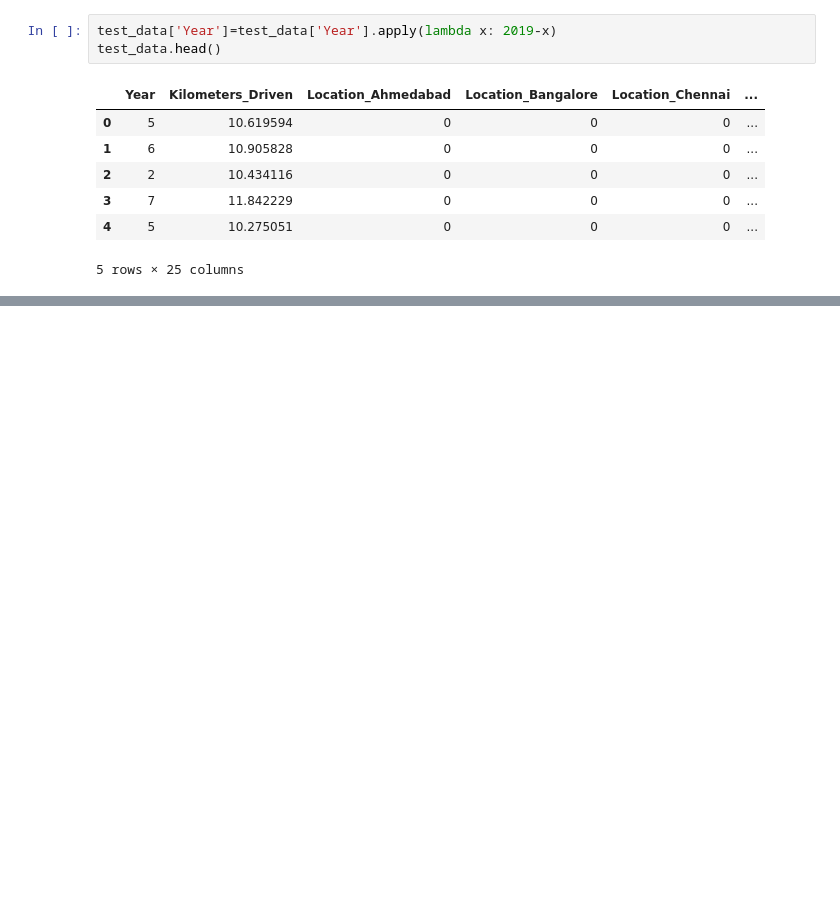
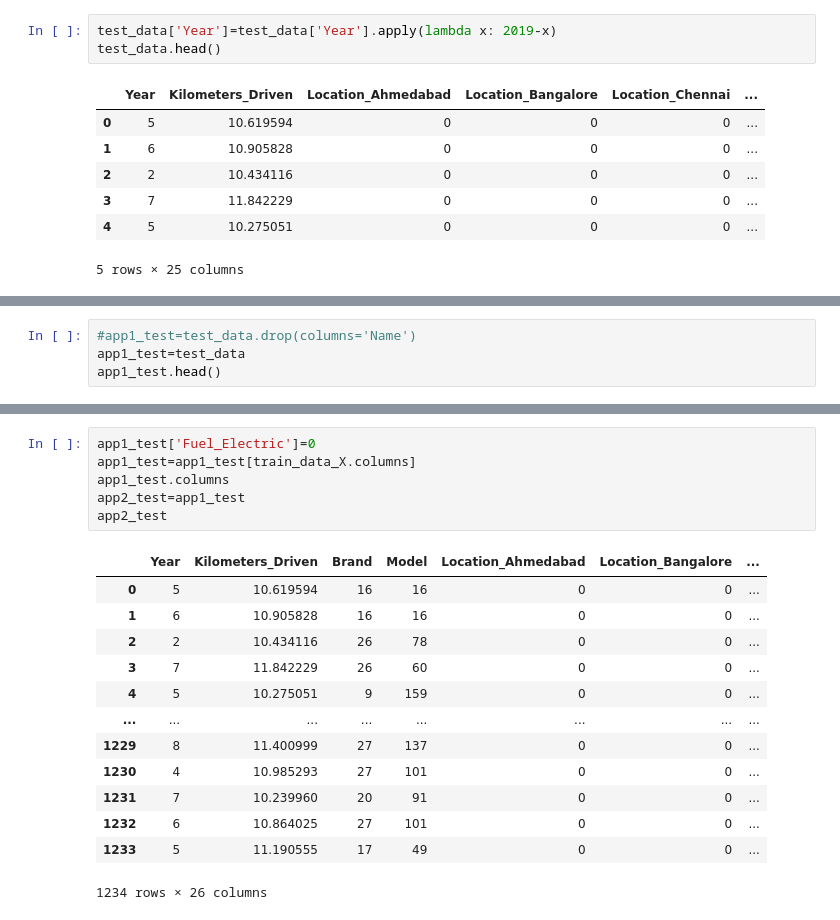
Before and after one commit to Project-Team-0/Car-Price-Prediction, a Jupyter notebook: Car Price Prediction.ipynb, the cells around one changed output, grey strips where cells are left out. Saved outputs shown, nothing was run; the diff lists cells and outputs as text; blank space fills up the shorter version.

```diff
--- a/Car Price Prediction.ipynb
+++ b/Car Price Prediction.ipynb
@@ -667,0 +870,4 @@ test_data.head()
+# %%
+#app1_test=test_data.drop(columns='Name')
+app1_test=test_data
+app1_test.head()
@@ -667,0 +882,20 @@ test_data.head()
+# %%
+app1_test['Fuel_Electric']=0
+app1_test=app1_test[train_data_X.columns]
+app1_test.columns
+app2_test=app1_test
+app2_test
+# %% [output]
+|  | Year | Kilometers_Driven | Brand | Model | Location_Ahmedabad | Location_Bangalore | ... |
+| 0 | 5 | 10.619594 | 16 | 16 | 0 | 0 | ... |
+| 1 | 6 | 10.905828 | 16 | 16 | 0 | 0 | ... |
+| 2 | 2 | 10.434116 | 26 | 78 | 0 | 0 | ... |
+| 3 | 7 | 11.842229 | 26 | 60 | 0 | 0 | ... |
+| 4 | 5 | 10.275051 | 9 | 159 | 0 | 0 | ... |
+| ... | ... | ... | ... | ... | ... | ... | ... |
+| 1229 | 8 | 11.400999 | 27 | 137 | 0 | 0 | ... |
+| 1230 | 4 | 10.985293 | 27 | 101 | 0 | 0 | ... |
+| 1231 | 7 | 10.239960 | 20 | 91 | 0 | 0 | ... |
+| 1232 | 6 | 10.864025 | 27 | 101 | 0 | 0 | ... |
+| 1233 | 5 | 11.190555 | 17 | 49 | 0 | 0 | ... |
+1234 rows × 26 columns
```
Also changed, not shown: parts of 28 cells of this notebook.
